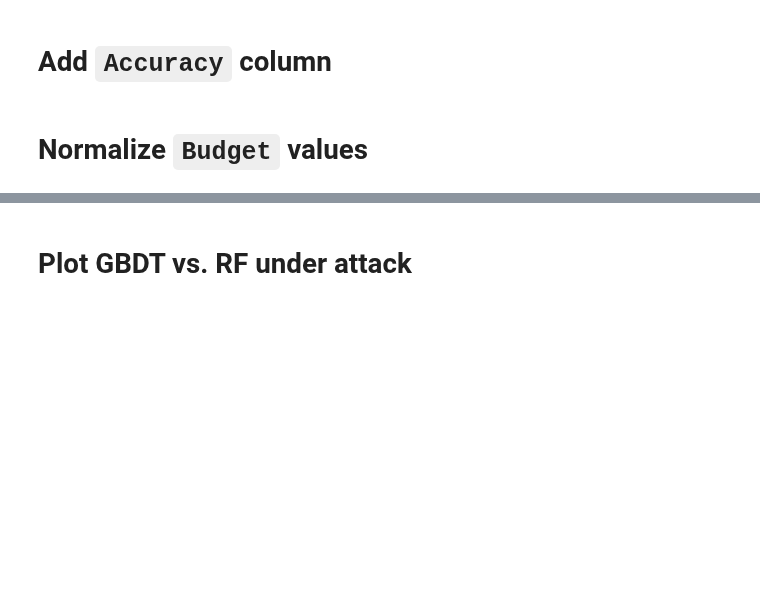
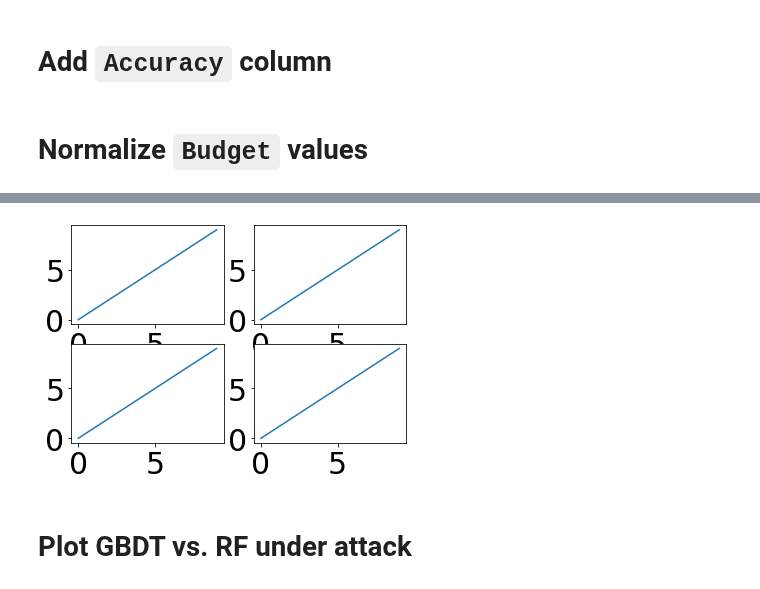
Before and after one commit to gtolomei/treant, a Jupyter notebook: src/Plotting_Standard.ipynb, the cells around one changed output, grey strips where cells are left out. Drawn from its saved outputs; the diff is of its cells as text; code cells hidden in the pictures; blank space fills up the shorter version.

```diff
--- a/src/Plotting_Standard.ipynb
+++ b/src/Plotting_Standard.ipynb
@@ -73,3 +78,18 @@ for i,metric in enumerate(EVAL_METRICS):
+# %%
+import matplotlib.pyplot as plt
+
+x = range(10)
+y = range(10)
+
+fig, ax = plt.subplots(nrows=2, ncols=2)
+
+for row in ax:
+    for col in row:
+        col.plot(x, y)
+
+plt.show()
+# %% [output]
+[figure, added]
 # %% [markdown]
 # Plot GBDT vs. RF under attack
 # %%
```
Also changed, not shown: parts of 5 cells of this notebook, 3 other files.
